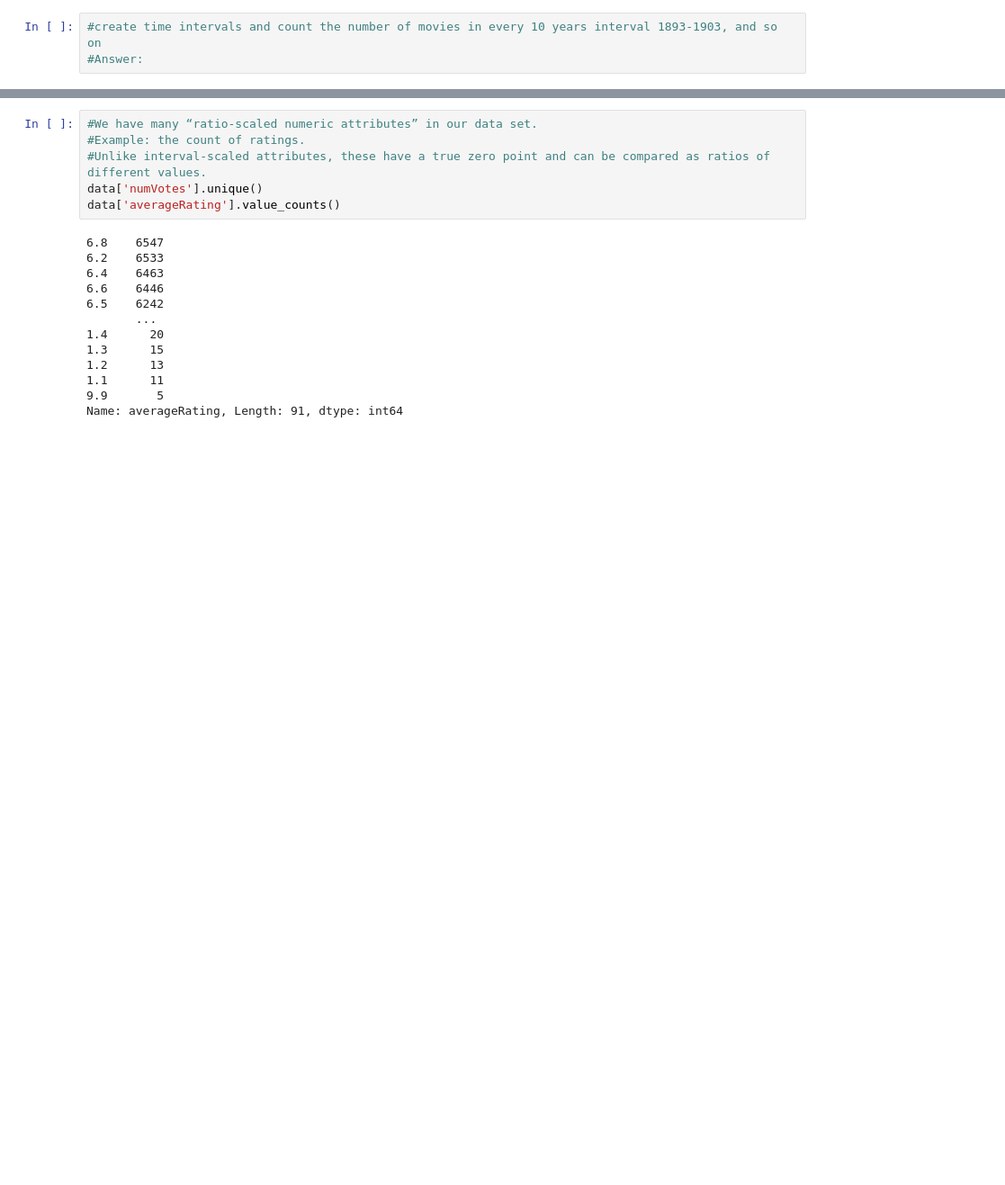
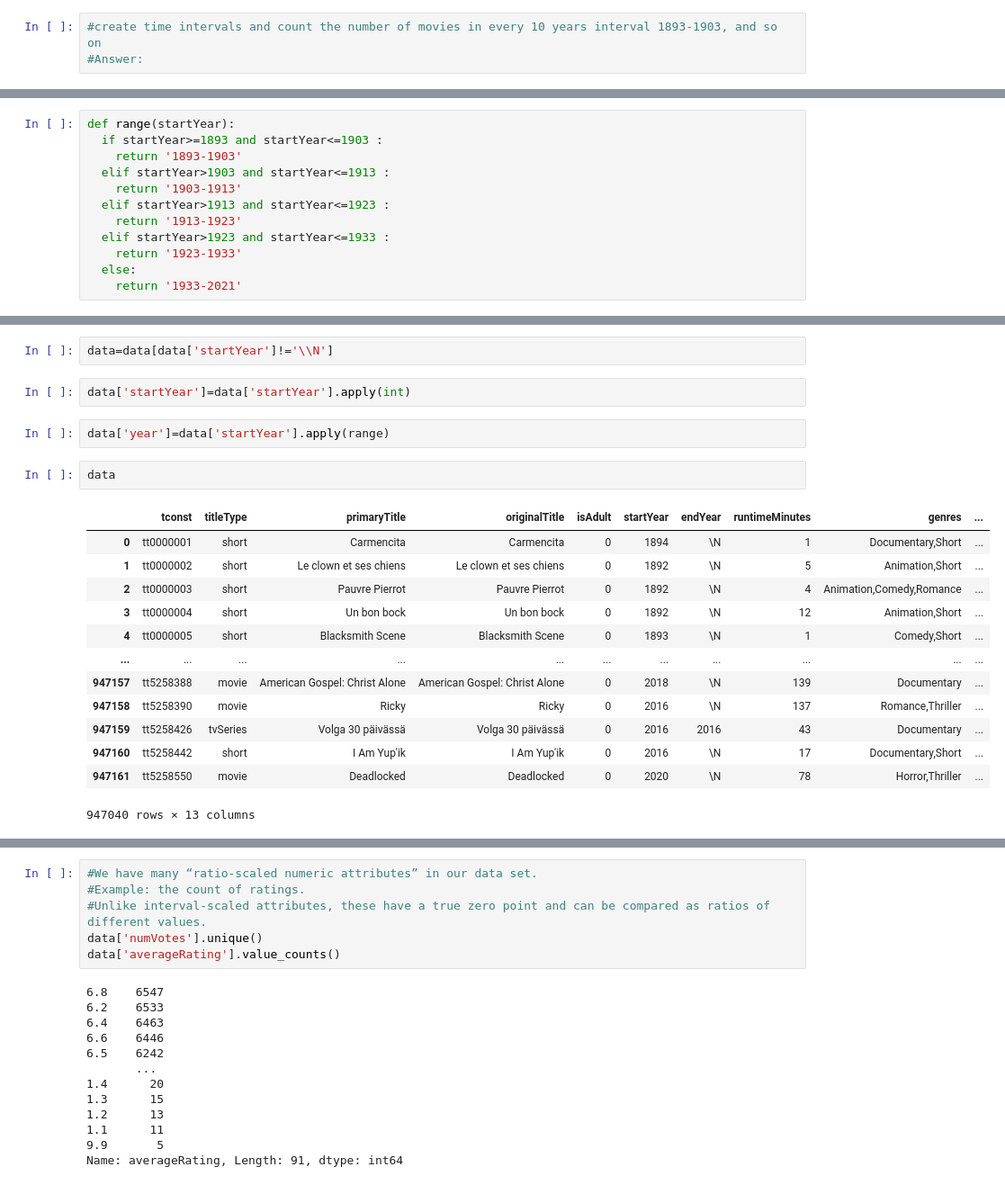
Before and after one commit to hemrajojha/CSC410, a Jupyter notebook: data_attributes.ipynb, the cells around one changed output, grey strips where cells are left out. Shown at 90% size. Cells and saved outputs as stored; diff of their text form; blank space fills up the shorter version.

```diff
--- a/data_attributes.ipynb
+++ b/data_attributes.ipynb
@@ -115,0 +123,12 @@ Name: startYear, Length: 132, dtype: int64
+# %%
+def range(startYear):
+  if startYear>=1893 and startYear<=1903 :
+    return '1893-1903'
+  elif startYear>1903 and startYear<=1913 :
+    return '1903-1913'
+  elif startYear>1913 and startYear<=1923 :
+    return '1913-1923'
+  elif startYear>1923 and startYear<=1933 :
+    return '1923-1933'
+  else:
+    return '1933-2021'
@@ -115,0 +138,22 @@ Name: startYear, Length: 132, dtype: int64
+# %%
+data=data[data['startYear']!='\\N']
+# %%
+data['startYear']=data['startYear'].apply(int)
+# %%
+data['year']=data['startYear'].apply(range)
+# %%
+data
+# %% [output]
+|  | tconst | titleType | primaryTitle | originalTitle | isAdult | startYear | endYear | runtimeMinutes | genres | ... |
+| 0 | tt0000001 | short | Carmencita | Carmencita | 0 | 1894 | \N | 1 | Documentary,Short | ... |
+| 1 | tt0000002 | short | Le clown et ses chiens | Le clown et ses chiens | 0 | 1892 | \N | 5 | Animation,Short | ... |
+| 2 | tt0000003 | short | Pauvre Pierrot | Pauvre Pierrot | 0 | 1892 | \N | 4 | Animation,Comedy,Romance | ... |
+| 3 | tt0000004 | short | Un bon bock | Un bon bock | 0 | 1892 | \N | 12 | Animation,Short | ... |
+| 4 | tt0000005 | short | Blacksmith Scene | Blacksmith Scene | 0 | 1893 | \N | 1 | Comedy,Short | ... |
+| ... | ... | ... | ... | ... | ... | ... | ... | ... | ... | ... |
+| 947157 | tt5258388 | movie | American Gospel: Christ Alone | American Gospel: Christ Alone | 0 | 2018 | \N | 139 | Documentary | ... |
+| 947158 | tt5258390 | movie | Ricky | Ricky | 0 | 2016 | \N | 137 | Romance,Thriller | ... |
+| 947159 | tt5258426 | tvSeries | Volga 30 päivässä | Volga 30 päivässä | 0 | 2016 | 2016 | 43 | Documentary | ... |
+| 947160 | tt5258442 | short | I Am Yup'ik | I Am Yup'ik | 0 | 2016 | \N | 17 | Documentary,Short | ... |
+| 947161 | tt5258550 | movie | Deadlocked | Deadlocked | 0 | 2020 | \N | 78 | Horror,Thriller | ... |
+947040 rows × 13 columns
```
Also changed, not shown: parts of 11 cells of this notebook.
